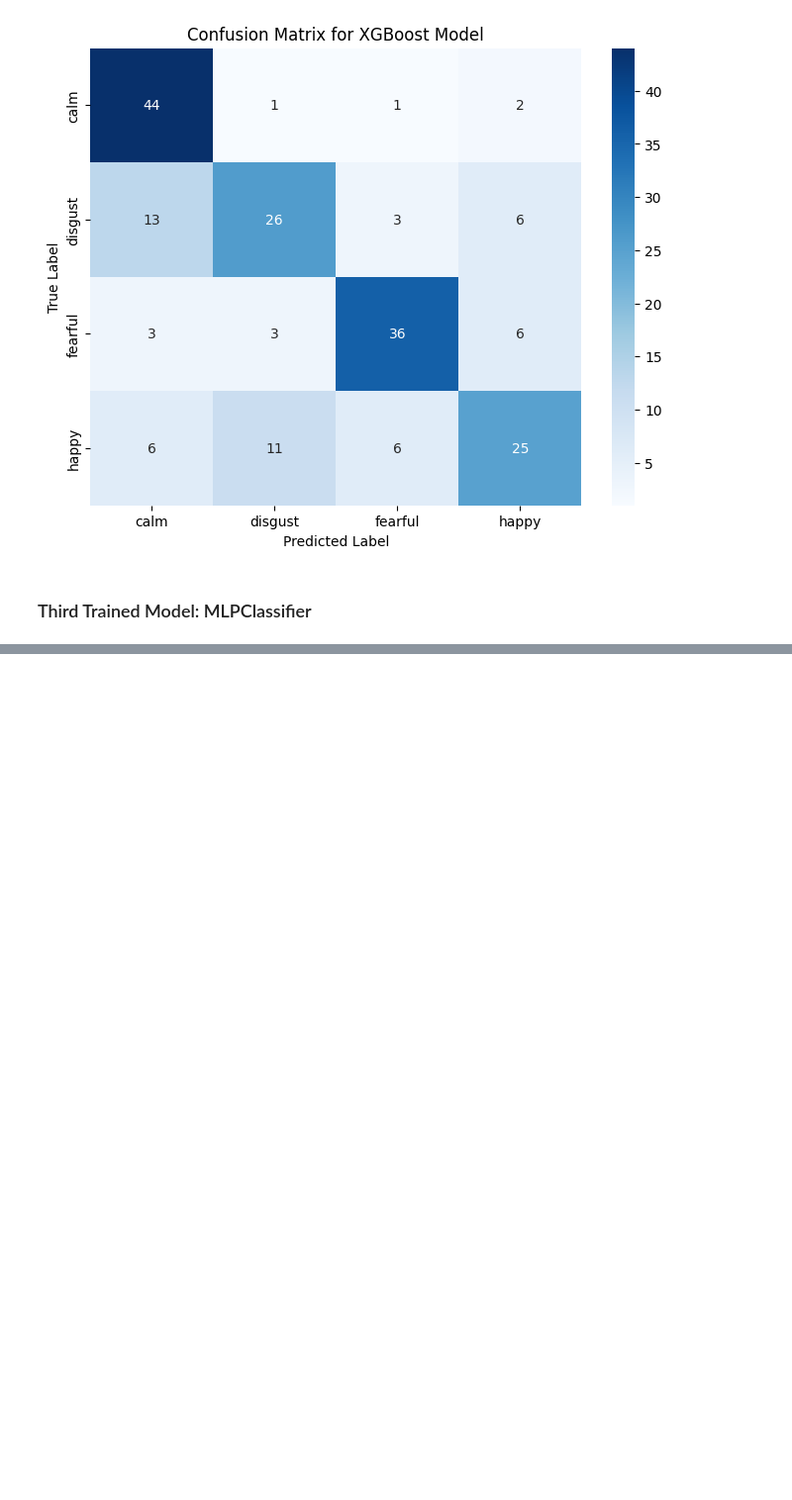
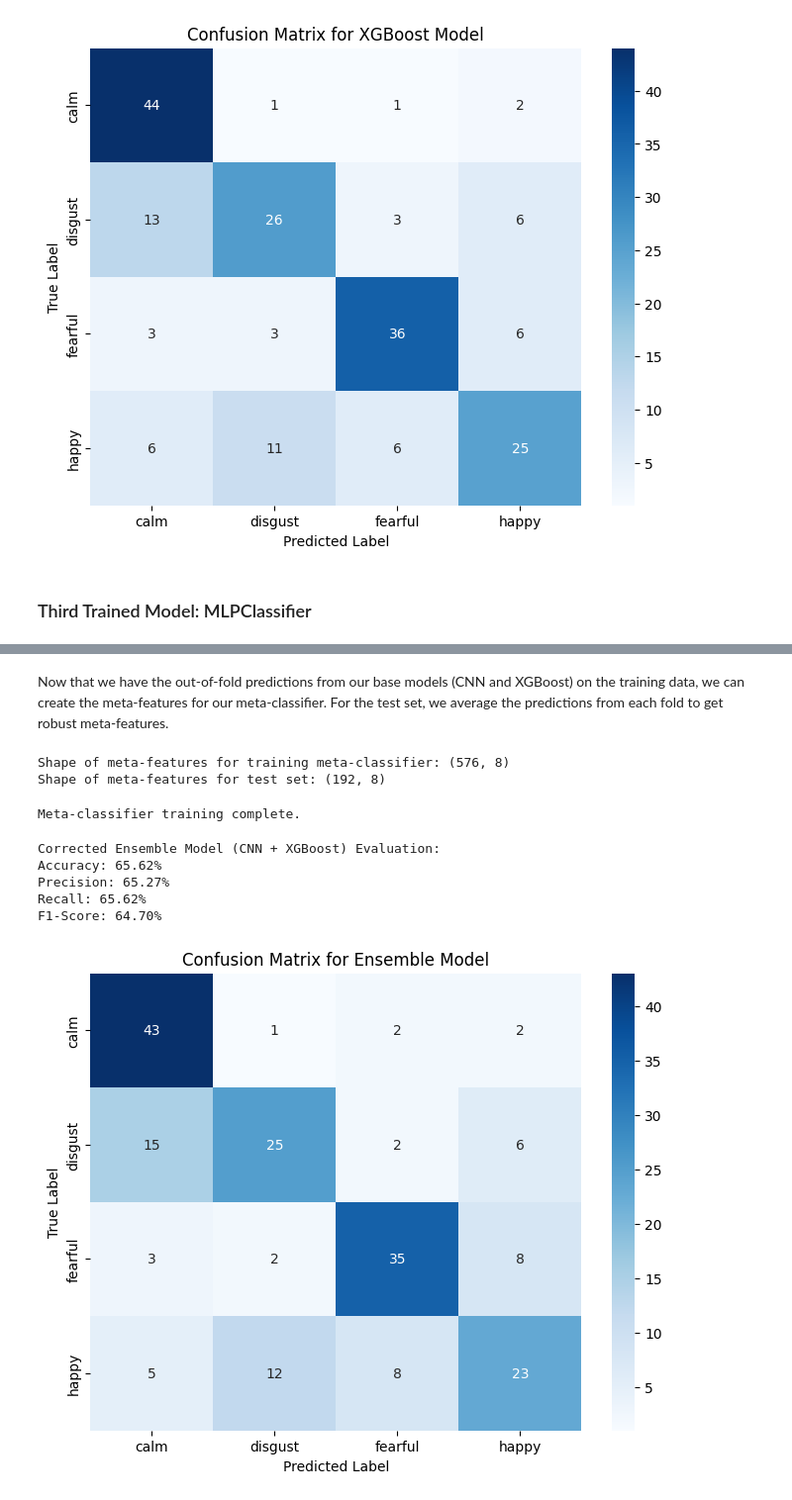
Before and after one commit to yo-danny/speech-emotion-recognition, a Jupyter notebook: speech_emotion_recognition_CNN.ipynb, the cells around one changed output, grey strips where cells are left out. Shown at 99% size. Cells and saved outputs as stored; diff of their text form; code cells hidden in the pictures; blank space fills up the shorter version.

Commit message:
testing ensembled model

```diff
--- a/speech_emotion_recognition_CNN.ipynb
+++ b/speech_emotion_recognition_CNN.ipynb
@@ -318,0 +424,54 @@ plt.show()
+# %% [markdown]
+Now that we have the out-of-fold predictions from our base models (CNN and XGBoost) on the training data, we can create the meta-features for our meta-classifier. For the test set, we average the predictions from each fold to get robust meta-features.
+# %%
+# Average the test predictions across all folds
+meta_features_test = np.hstack((
+    np.mean(cnn_test_preds_folds, axis=2),
+    np.mean(xgb_test_preds_folds, axis=2)
+))
+
+print(f"Shape of meta-features for training meta-classifier: {meta_features_train.shape}")
+print(f"Shape of meta-features for test set: {meta_features_test.shape}")
+# %% [output]
+Shape of meta-features for training meta-classifier: (576, 8)
+Shape of meta-features for test set: (192, 8)
+# %%
+# Train the meta-classifier on the out-of-fold predictions
+ensemble_meta_classifier = LogisticRegression(solver='lbfgs', multi_class='multinomial', random_state=42, max_iter=1000)
+ensemble_meta_classifier.fit(meta_features_train, y_train_numeric)
+
+print("Meta-classifier training complete.")
+# %% [output]
+Meta-classifier training complete.
+# %%
+# Make final predictions with the ensemble model on the test set
+final_ensemble_y_pred = ensemble_meta_classifier.predict(meta_features_test)
+
+# Evaluate the ensemble model
+final_ensemble_accuracy = accuracy_score(y_true=y_test_numeric, y_pred=final_ensemble_y_pred)
+final_ensemble_precision = precision_score(y_true=y_test_numeric, y_pred=final_ensemble_y_pred, average='macro')
+final_ensemble_recall = recall_score(y_true=y_test_numeric, y_pred=final_ensemble_y_pred, average='macro')
+final_ensemble_f1 = f1_score(y_true=y_test_numeric, y_pred=final_ensemble_y_pred, average='macro')
+
+print("Corrected Ensemble Model (CNN + XGBoost) Evaluation:")
+print("Accuracy: {:.2f}%".format(final_ensemble_accuracy * 100))
+print("Precision: {:.2f}%".format(final_ensemble_precision * 100))
+print("Recall: {:.2f}%".format(final_ensemble_recall * 100))
+print("F1-Score: {:.2f}%".format(final_ensemble_f1 * 100))
+# %% [output]
+Corrected Ensemble Model (CNN + XGBoost) Evaluation:
+Accuracy: 65.62%
+Precision: 65.27%
+Recall: 65.62%
+F1-Score: 64.70%
+# %%
+# Plot confusion matrix for the ensemble model
+plt.figure(figsize=(8, 6))
+sns.heatmap(confusion_matrix(y_test_numeric, final_ensemble_y_pred), annot=True, fmt='d', cmap='Blues',
+            xticklabels=lb.classes_, yticklabels=lb.classes_)
+plt.xlabel('Predicted Label')
+plt.ylabel('True Label')
+plt.title('Confusion Matrix for Ensemble Model')
+plt.show()
+# %% [output]
+[figure, added]
```
Also changed, not shown: parts of 10 cells of this notebook.
